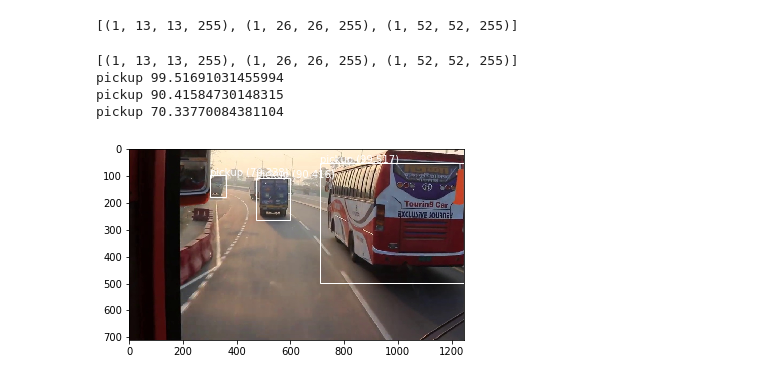
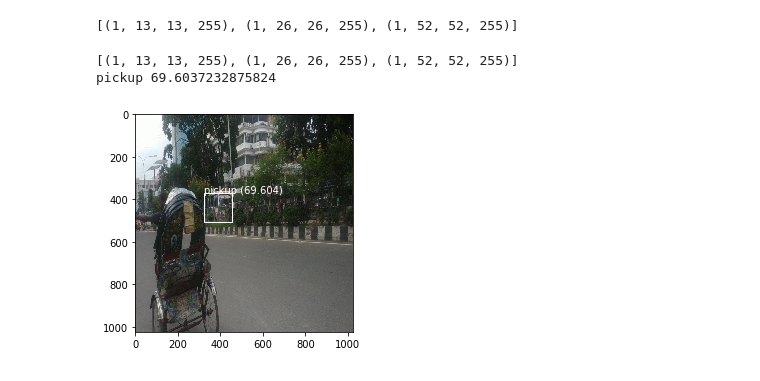
Before and after one commit to LIMON100/Deep-Learning, a Jupyter notebook: YOLO/TryYolov3.ipynb, the cells around one changed output. Cells and saved outputs as stored; diff of their text form; code cells hidden in the pictures.

```diff
--- a/YOLO/TryYolov3.ipynb
+++ b/YOLO/TryYolov3.ipynb
@@ -235,7 +235,7 @@ model = load_model('model.h5')
 # define the expected input shape for the model
 input_w, input_h = 416, 416
 # define our new photo
-photo_filename = 'l1.jpg'
+photo_filename = 's2.jpg'
 # load and prepare image
 image, image_w, image_h = load_image_pixels(photo_filename, (input_w, input_h))
 # make prediction
@@ -418,39 +418,37 @@ model = load_model('model.h5')
 # define the expected input shape for the model
 input_w, input_h = 416, 416
 # define our new photo
-photo_filename = 'd1.jpg'
+photo_filename = 's2.jpg'
 # load and prepare image
 image, image_w, image_h = load_image_pixels(photo_filename, (input_w, input_h))
 # make prediction
 yhat = model.predict(image)
 # summarize the shape of the list of arrays
 print([a.shape for a in yhat])
 # define the anchors
 anchors = [[116,90, 156,198, 373,326], [30,61, 62,45, 59,119], [10,13, 16,30, 33,23]]
 # define the probability threshold for detected objects
 class_threshold = 0.6
 boxes = list()
 for i in range(len(yhat)):
 	# decode the output of the network
 	boxes += decode_netout(yhat[i][0], anchors[i], class_threshold, input_h, input_w)
 # correct the sizes of the bounding boxes for the shape of the image
 correct_yolo_boxes(boxes, image_h, image_w, input_h, input_w)
 # suppress non-maximal boxes
 do_nms(boxes, 0.5)
 # define the labels
 labels = ["bus","rickshaw","motorbike","car","three wheelers (CNG)","pickup","minivan","suv","van","taxi","truck",
         "bicycle","policecar","ambulance","human hauler","wheelbarrow","minibus","auto rickshaw","army vehicle","scooter","garbagevan"]
 
 # get the details of the detected objects
 v_boxes, v_labels, v_scores = get_boxes(boxes, labels, class_threshold)
 # summarize what we found
 for i in range(len(v_boxes)):
 	print(v_labels[i], v_scores[i])
 # draw what we found
 draw_boxes(photo_filename, v_boxes, v_labels, v_scores)
 # %% [output]
 [(1, 13, 13, 255), (1, 26, 26, 255), (1, 52, 52, 255)]
-pickup 99.51691031455994
-pickup 90.41584730148315
-pickup 70.33770084381104
+pickup 69.6037232875824
-[figure, old version]
+[figure, new version]
```
